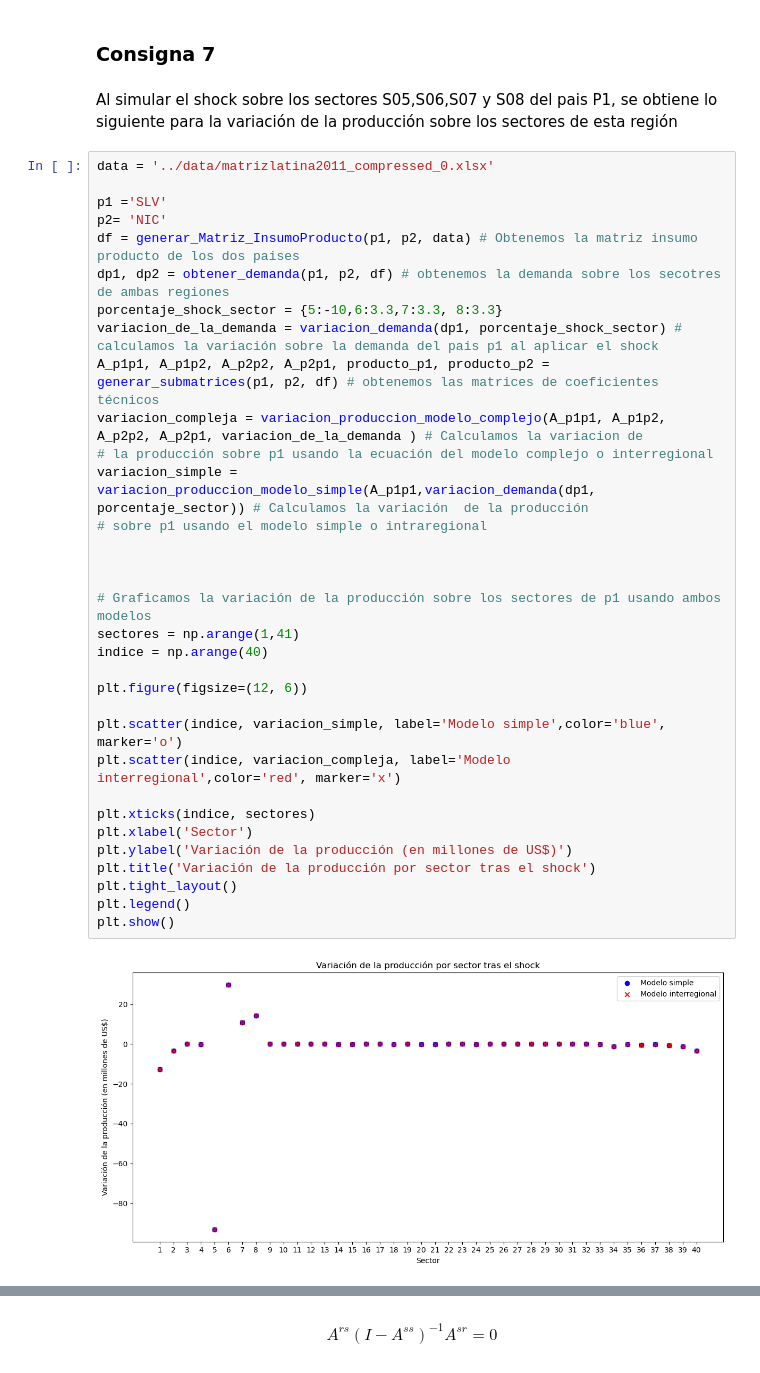
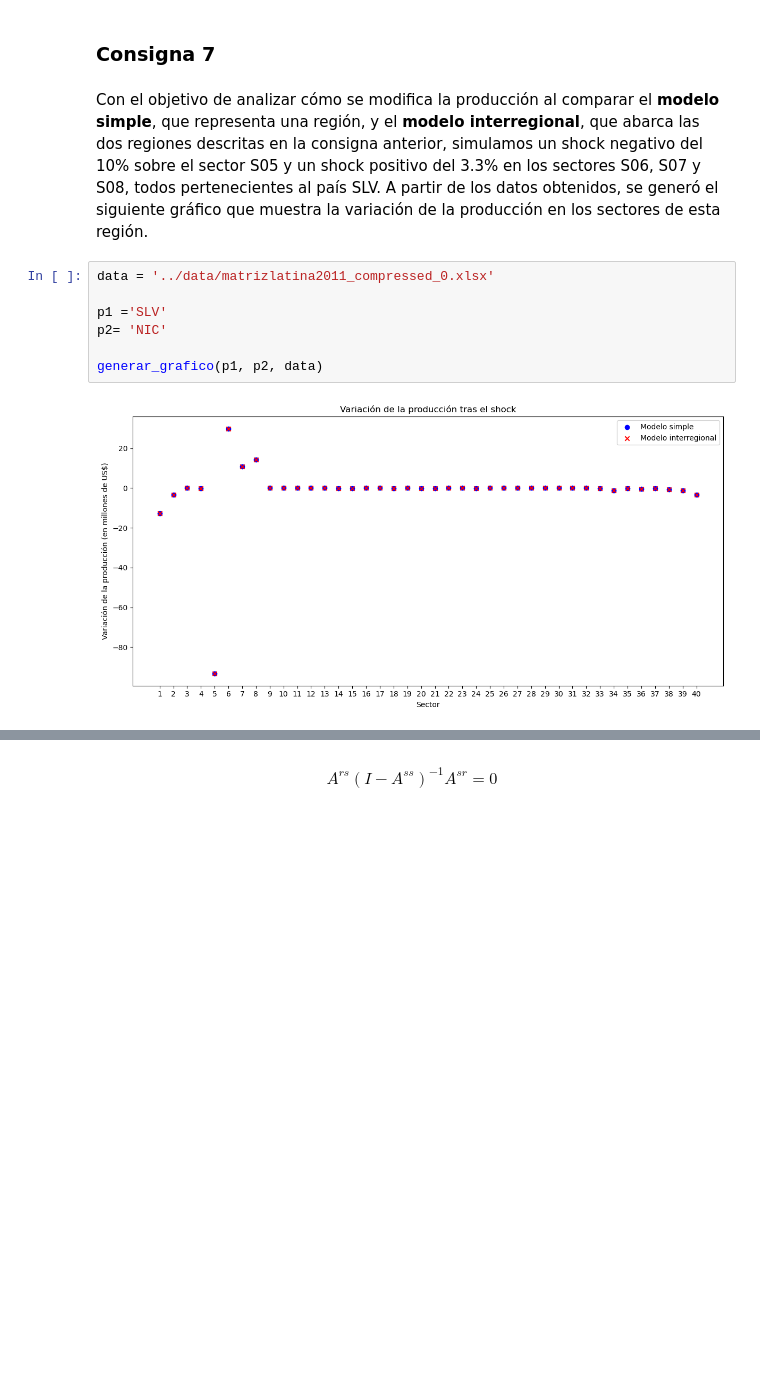
Before and after one commit to IMAbril/Matrices_Insumo-Producto, a Jupyter notebook: notebooks/TP1_resuelto.ipynb, the cells around one changed output, grey strips where cells are left out. Saved outputs shown, nothing was run; the diff lists cells and outputs as text; blank space fills up the shorter version.

```diff
--- a/notebooks/TP1_resuelto.ipynb
+++ b/notebooks/TP1_resuelto.ipynb
@@ -303,40 +307,14 @@ Que es la expresión a la que se quería llegar
 # %% [markdown]
 ### Consigna 7
 # %% [markdown]
-Al simular el shock sobre los sectores S05,S06,S07 y S08 del pais P1, se obtiene lo siguiente para la variación de la producción sobre los sectores de esta región
+Con el objetivo de analizar cómo se modifica la producción al comparar el **modelo simple**, que representa una región, y el **modelo interregional**, que abarca las dos regiones descritas en la consigna anterior, simulamos un shock negativo del 10% sobre el sector S05 y un shock positivo del 3.3% en los sectores S06, S07 y S08, todos pertenecientes al país SLV. A partir de los datos obtenidos, se generó el siguiente gráfico que muestra la variación de la producción en los sectores de esta región.
 # %%
 data = '../data/matrizlatina2011_compressed_0.xlsx'
 
 p1 ='SLV'
 p2= 'NIC'
-df = generar_Matriz_InsumoProducto(p1, p2, data) # Obtenemos la matriz insumo producto de los dos paises
-dp1, dp2 = obtener_demanda(p1, p2, df) # obtenemos la demanda sobre los secotres de ambas regiones
-porcentaje_shock_sector = {5:-10,6:3.3,7:3.3, 8:3.3}
-variacion_de_la_demanda = variacion_demanda(dp1, porcentaje_shock_sector) # calculamos la variación sobre la demanda del pais p1 al aplicar el shock
-A_p1p1, A_p1p2, A_p2p2, A_p2p1, producto_p1, producto_p2 = generar_submatrices(p1, p2, df) # obtenemos las matrices de coeficientes técnicos
-variacion_compleja = variacion_produccion_modelo_complejo(A_p1p1, A_p1p2, A_p2p2, A_p2p1, variacion_de_la_demanda ) # Calculamos la variacion de
-# la producción sobre p1 usando la ecuación del modelo complejo o interregional
-variacion_simple = variacion_produccion_modelo_simple(A_p1p1,variacion_demanda(dp1, porcentaje_sector)) # Calculamos la variación  de la producción
-# sobre p1 usando el modelo simple o intraregional
 
-
-
-# Graficamos la variación de la producción sobre los sectores de p1 usando ambos modelos
-sectores = np.arange(1,41)
-indice = np.arange(40)
-
-plt.figure(figsize=(12, 6))
-
-plt.scatter(indice, variacion_simple, label='Modelo simple',color='blue', marker='o')
-plt.scatter(indice, variacion_compleja, label='Modelo interregional',color='red', marker='x')
-
-plt.xticks(indice, sectores)
-plt.xlabel('Sector')
-plt.ylabel('Variación de la producción (en millones de US$)')
-plt.title('Variación de la producción por sector tras el shock')
-plt.tight_layout()
-plt.legend()
-plt.show()
+generar_grafico(p1, p2, data)
 # %% [output]
-[figure, old version]
+[figure, new version]
 # %% [markdown]
```
Also changed, not shown: parts of 6 cells of this notebook.
